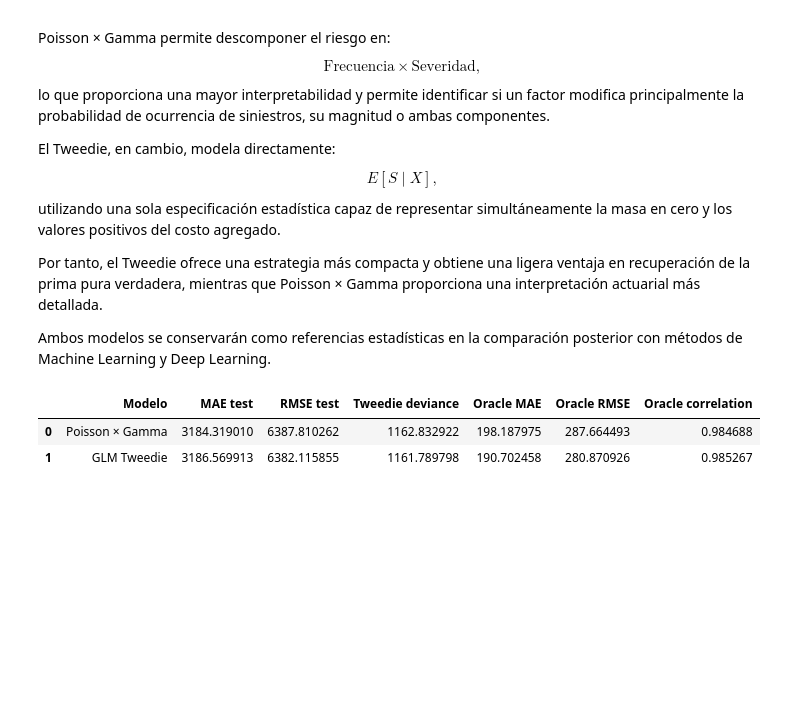
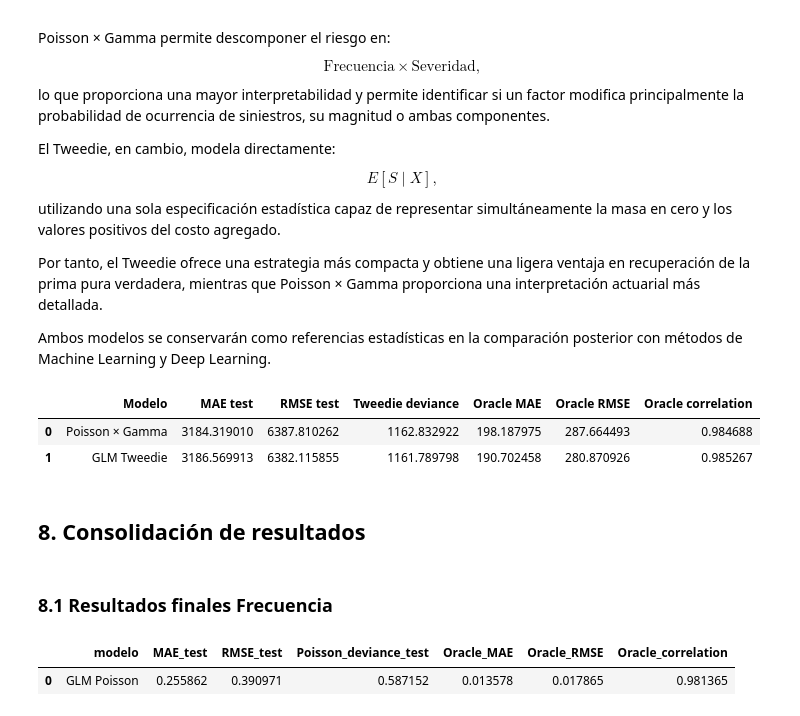
Before and after one commit to ActuarioDereckFuzz/Modelos_estadisticosvsMLvsDeep-Learning, a Jupyter notebook: notebooks/03_statistical_models.ipynb, the cells around one changed output. Saved outputs shown, nothing was run; the diff lists cells and outputs as text; code cells hidden in the pictures; blank space fills up the shorter version.

```diff
--- a/notebooks/03_statistical_models.ipynb
+++ b/notebooks/03_statistical_models.ipynb
@@ -3769,3 +3769,7 @@ statistical_pp_comparison
 |  | Modelo | MAE test | RMSE test | Tweedie deviance | Oracle MAE | Oracle RMSE | Oracle correlation |
 | 0 | Poisson × Gamma | 3184.319010 | 6387.810262 | 1162.832922 | 198.187975 | 287.664493 | 0.984688 |
 | 1 | GLM Tweedie | 3186.569913 | 6382.115855 | 1161.789798 | 190.702458 | 280.870926 | 0.985267 |
+# %% [markdown]
+## 8. Consolidación de resultados
+# %% [markdown]
+### 8.1 Resultados finales Frecuencia
@@ -3771,0 +3783,35 @@ statistical_pp_comparison
+# %%
+statistical_frequency_results = pd.DataFrame({
+    "modelo": [
+        "GLM Poisson"
+    ],
+
+    "MAE_test": [
+        poisson_metrics["MAE"]
+    ],
+
+    "RMSE_test": [
+        poisson_metrics["RMSE"]
+    ],
+
+    "Poisson_deviance_test": [
+        poisson_deviance_model
+    ],
+
+    "Oracle_MAE": [
+        oracle_mae
+    ],
+
+    "Oracle_RMSE": [
+        oracle_rmse
+    ],
+
+    "Oracle_correlation": [
+        oracle_corr
+    ]
+})
+
+statistical_frequency_results
+# %% [output]
+|  | modelo | MAE_test | RMSE_test | Poisson_deviance_test | Oracle_MAE | Oracle_RMSE | Oracle_correlation |
+| 0 | GLM Poisson | 0.255862 | 0.390971 | 0.587152 | 0.013578 | 0.017865 | 0.981365 |
```
Also changed, not shown: parts of 24 cells of this notebook, 7 other files.
